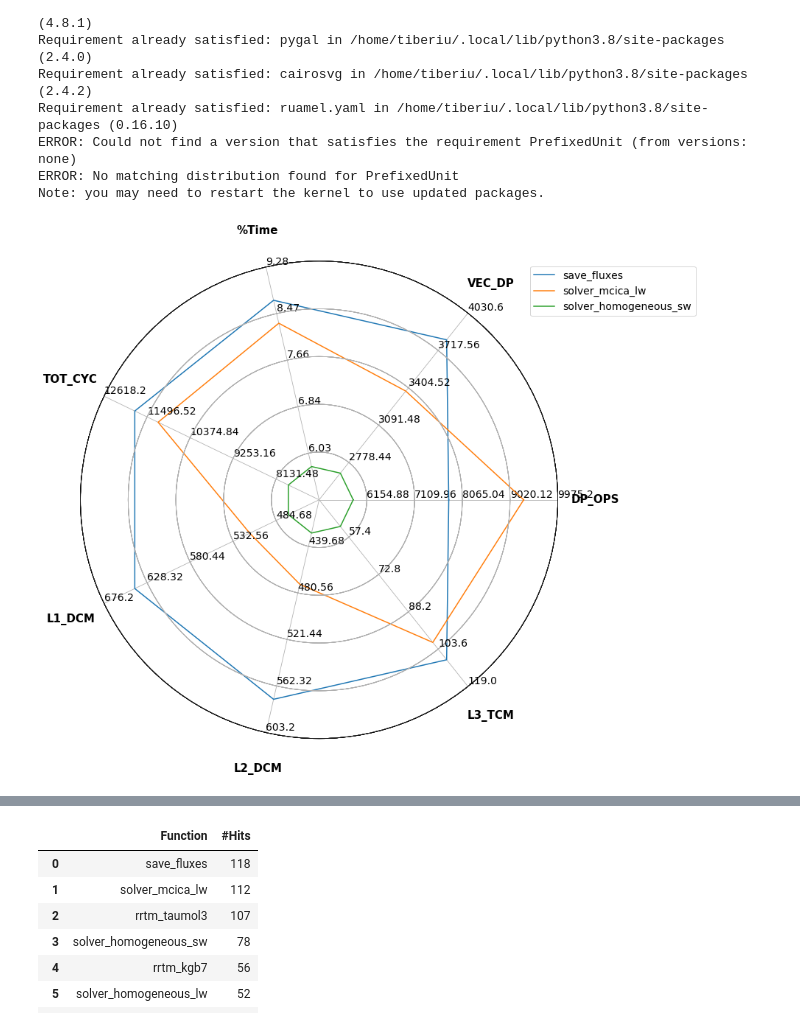
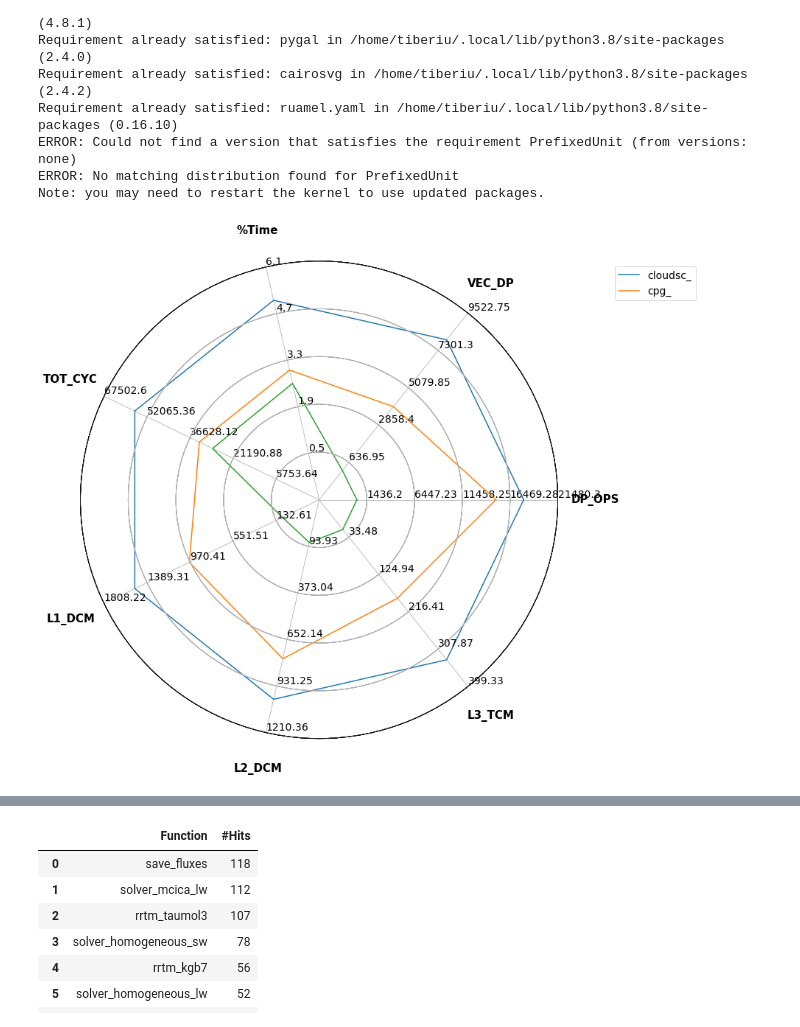
Before and after one commit to ECMWFCode4Earth/HPC-performance-profiling-tool, a Jupyter notebook: Experiment.ipynb, the cells around one changed output, grey strips where cells are left out. Saved outputs shown, nothing was run; the diff lists cells and outputs as text; code cells hidden in the pictures.

Commit message:
Adding menue and new data sources

```diff
--- a/Experiment.ipynb
+++ b/Experiment.ipynb
@@ -19,8 +19,10 @@ import altair as alt
 import numpy as np
 import plotly.express as px
 
-data = pd.read_csv("example_omp18_papi.csv")
-data1 = pd.read_csv("example_omp1_papi.csv")
+data = pd.read_csv('ecprof_papi_crayhopt.csv');
+data_old_do_not_use = pd.read_csv("example_omp18_papi.csv")
+data1_old_do_not_use = pd.read_csv("example_omp1_papi.csv")
+
 
 pd.set_option('display.max_rows', 500)
 pd.set_option('display.max_columns', 500)
@@ -121,16 +123,17 @@ class ComplexRadar():
         sdata = self._scale_data(data, self.ranges)
         self.ax.fill(self.angle, np.r_[sdata, sdata[0]], *args, **kw)
 # %%
-functions_to_plot = ['save_fluxes', 'solver_mcica_lw', 'solver_homogeneous_sw']
+data.head()
+functions_to_plot = ['cloudsc_', 'cpg_', '__read_nocancel']
 data2 = data.loc[data['Function'].isin(functions_to_plot)]
 
 labels = ['DP_OPS', 'VEC_DP', '%Time', 'TOT_CYC', 'L1_DCM', 'L2_DCM', 'L3_TCM']
 
 fig1 = plt.figure(figsize=(10, 10));
 radar = ComplexRadar(fig1, labels, data2, functions_to_plot);
 radar.plot().figure.savefig('books_read.png');
 # %% [output]
-[figure, old version]
+[figure, new version]
 # %%
 import plotly.graph_objects as go
 import pandas as pd
```
Also changed, not shown: parts of 1 cell of this notebook, 11 other files.
